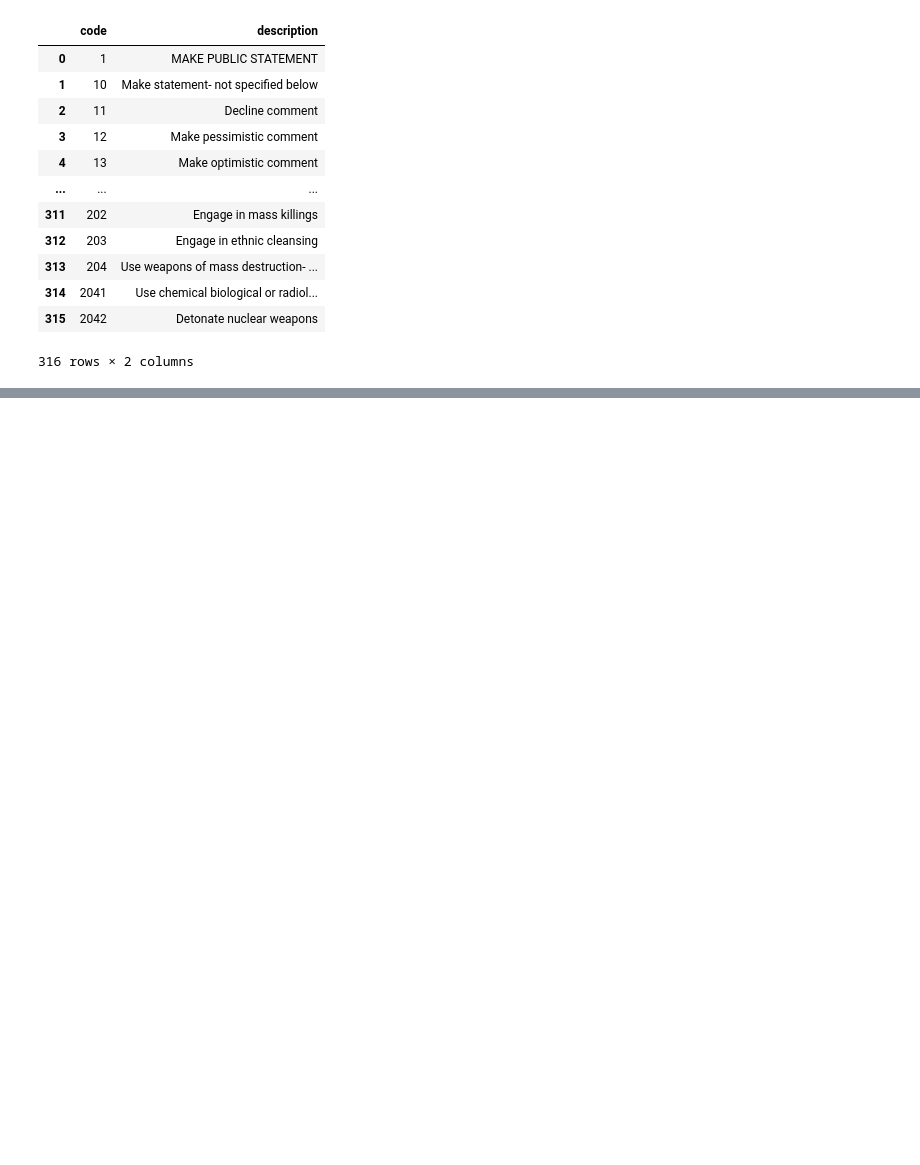
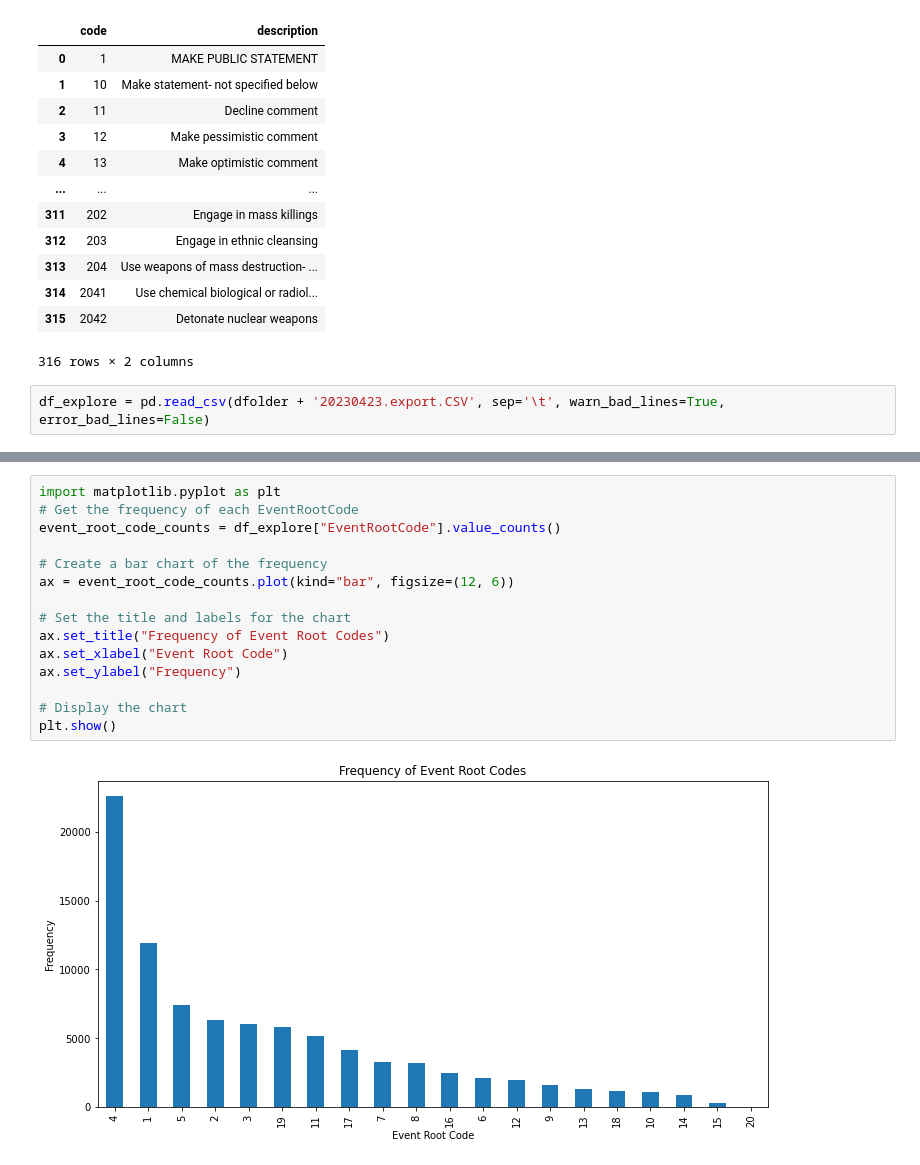
Before and after one commit to luisquinonesPR/thesis, a Jupyter notebook: exploration.ipynb, the cells around one changed output, grey strips where cells are left out. Saved outputs shown, nothing was run; the diff lists cells and outputs as text; blank space fills up the shorter version.

```diff
--- a/exploration.ipynb
+++ b/exploration.ipynb
@@ -40,3 +40,5 @@ df_cameo
 | 314 | 2041 | Use chemical biological or radiol... |
 | 315 | 2042 | Detonate nuclear weapons |
 316 rows × 2 columns
+# %%
+df_explore = pd.read_csv(dfolder + '20230423.export.CSV', sep='\t', warn_bad_lines=True, error_bad_lines=False)
@@ -42,0 +100,17 @@ df_cameo
+# %%
+import matplotlib.pyplot as plt
+# Get the frequency of each EventRootCode
+event_root_code_counts = df_explore["EventRootCode"].value_counts()
+
+# Create a bar chart of the frequency
+ax = event_root_code_counts.plot(kind="bar", figsize=(12, 6))
+
+# Set the title and labels for the chart
+ax.set_title("Frequency of Event Root Codes")
+ax.set_xlabel("Event Root Code")
+ax.set_ylabel("Frequency")
+
+# Display the chart
+plt.show()
+# %% [output]
+[figure, added]
```
Also changed, not shown: parts of 10 cells of this notebook, 5 other files.
